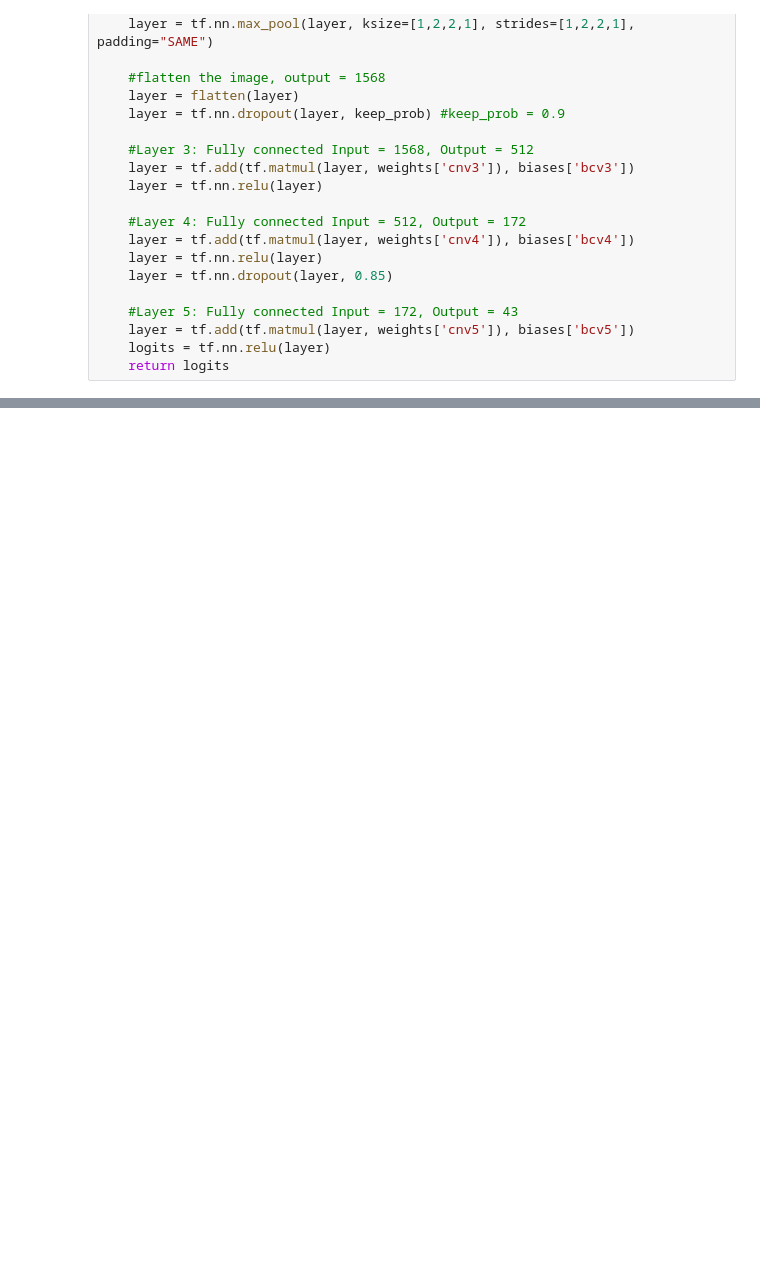
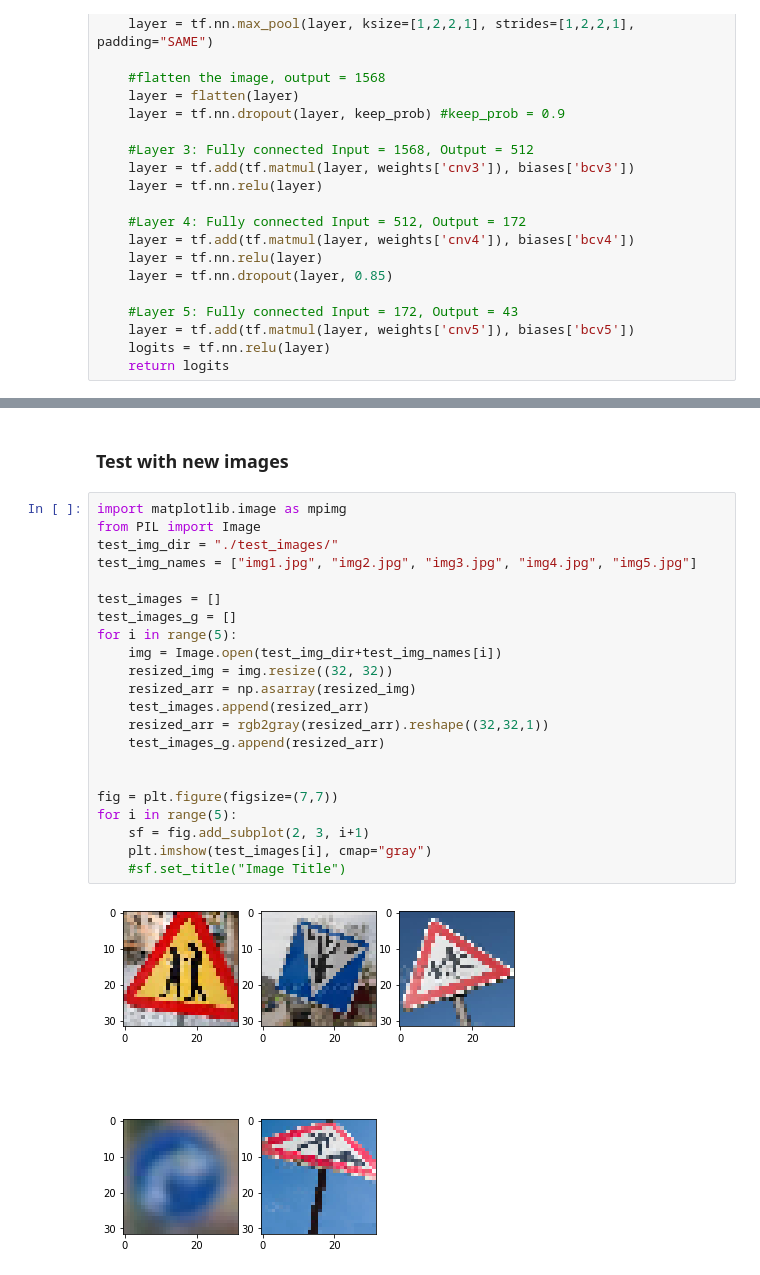
Before and after one commit to rahul1593/Traffic-Sign-Classifier, a Jupyter notebook: P2_test.ipynb, the cells around one changed output, grey strips where cells are left out. Drawn from its saved outputs; the diff is of its cells as text; blank space fills up the shorter version.

```diff
--- a/P2_test.ipynb
+++ b/P2_test.ipynb
@@ -238,0 +239,26 @@ Test Accuracy = 0.929
+# %% [markdown]
+### Test with new images
+# %%
+import matplotlib.image as mpimg
+from PIL import Image
+test_img_dir = "./test_images/"
+test_img_names = ["img1.jpg", "img2.jpg", "img3.jpg", "img4.jpg", "img5.jpg"]
+
+test_images = []
+test_images_g = []
+for i in range(5):
+    img = Image.open(test_img_dir+test_img_names[i])
+    resized_img = img.resize((32, 32))
+    resized_arr = np.asarray(resized_img)
+    test_images.append(resized_arr)
+    resized_arr = rgb2gray(resized_arr).reshape((32,32,1))
+    test_images_g.append(resized_arr)
+
+
+fig = plt.figure(figsize=(7,7))
+for i in range(5):
+    sf = fig.add_subplot(2, 3, i+1)
+    plt.imshow(test_images[i], cmap="gray")
+    #sf.set_title("Image Title")
+# %% [output]
+[figure, added]
```
Also changed, not shown: parts of 4 cells of this notebook, 3 other files.
